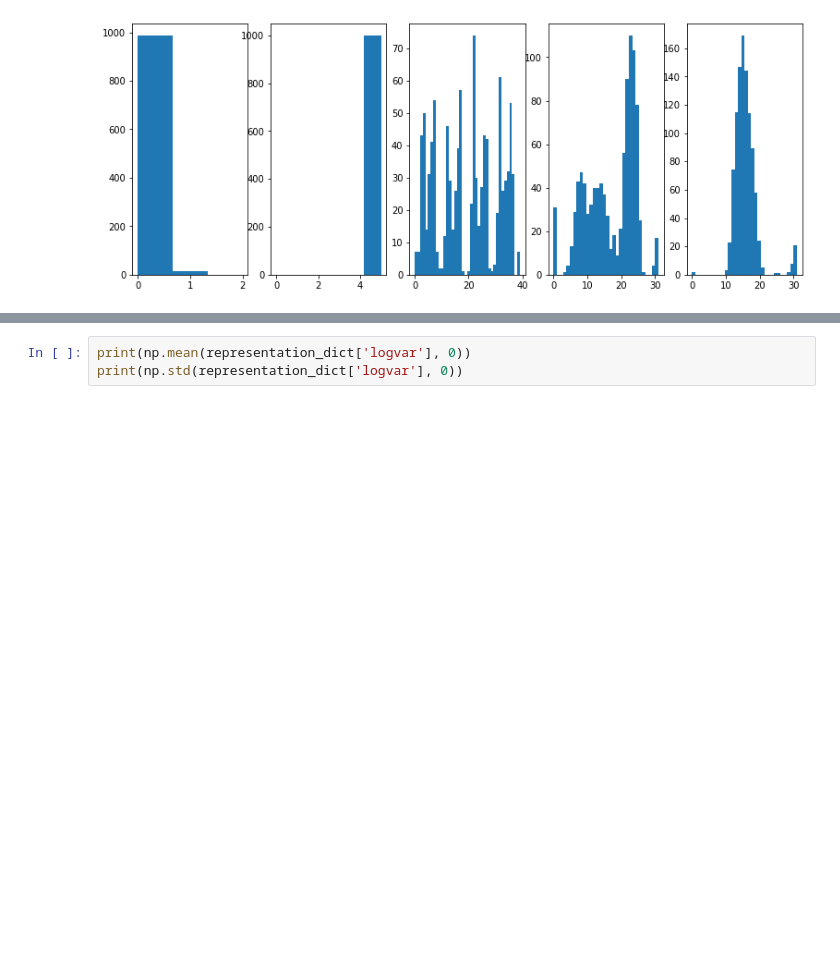
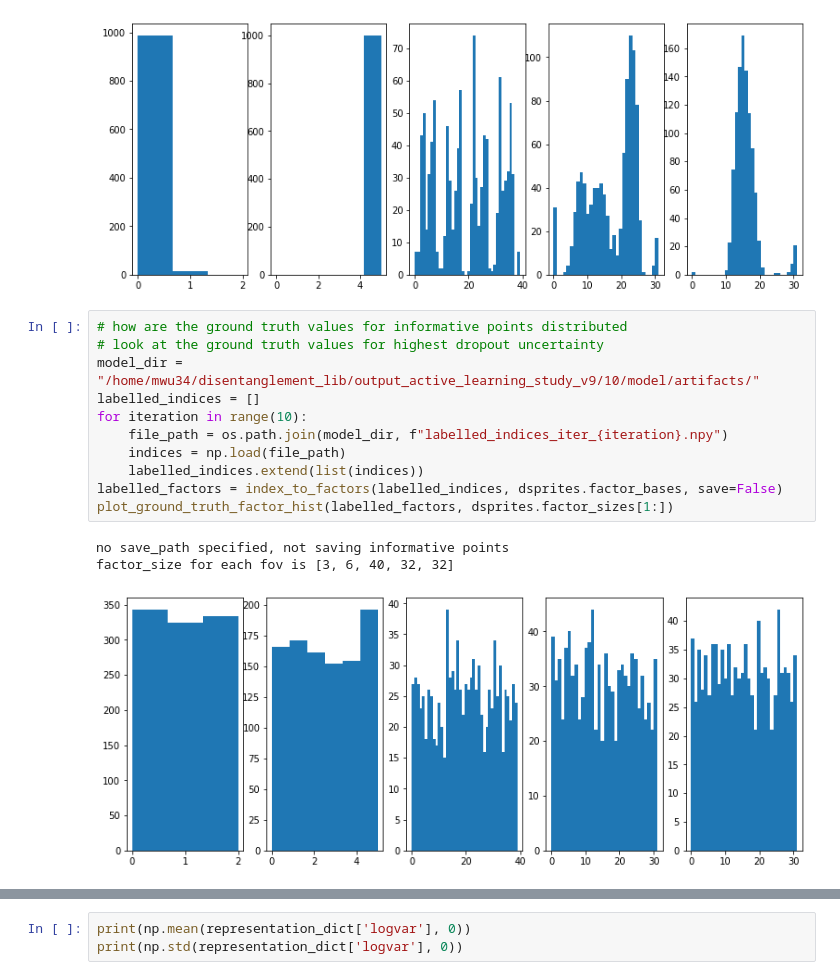
Before and after one commit to jasonmhwu/disentanglement_lib, a Jupyter notebook: notebooks/visualize_mean_and_std.ipynb, the cells around one changed output, grey strips where cells are left out. Drawn from its saved outputs; the diff is of its cells as text; blank space fills up the shorter version.

```diff
--- a/notebooks/visualize_mean_and_std.ipynb
+++ b/notebooks/visualize_mean_and_std.ipynb
@@ -178,6 +178,21 @@ indices of smallest mean of std: [0, 1, 2, 3, 4, 5, 6, 7, 8, 9]
 saved informative points to /home/mwu34/disentanglement_lib/datasets/dsprites/lowest_summed_logvar.pickle
 factor_size for each fov is [3, 6, 40, 32, 32]
 [figure]
+# %%
+# how are the ground truth values for informative points distributed
+# look at the ground truth values for highest dropout uncertainty
+model_dir = "/home/mwu34/disentanglement_lib/output_active_learning_study_v9/10/model/artifacts/"
+labelled_indices = []
+for iteration in range(10):
+    file_path = os.path.join(model_dir, f"labelled_indices_iter_{iteration}.npy")
+    indices = np.load(file_path)
+    labelled_indices.extend(list(indices))
+labelled_factors = index_to_factors(labelled_indices, dsprites.factor_bases, save=False)
+plot_ground_truth_factor_hist(labelled_factors, dsprites.factor_sizes[1:])
+# %% [output]
+no save_path specified, not saving informative points
+factor_size for each fov is [3, 6, 40, 32, 32]
+[figure, added]
 # %%
 # how are the ground truth values for informative points distributed
 # look at the ground truth values for highest dropout uncertainty
```
Also changed, not shown: parts of 1 cell of this notebook, 7 other files.
